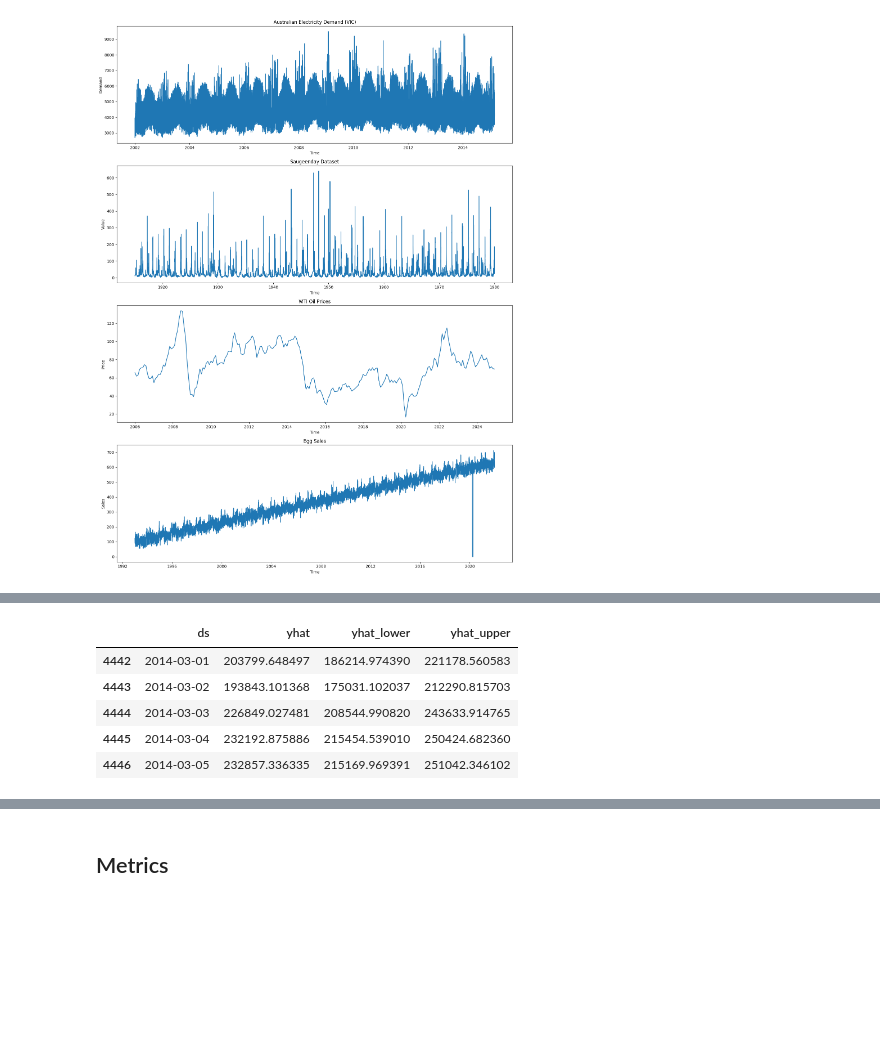
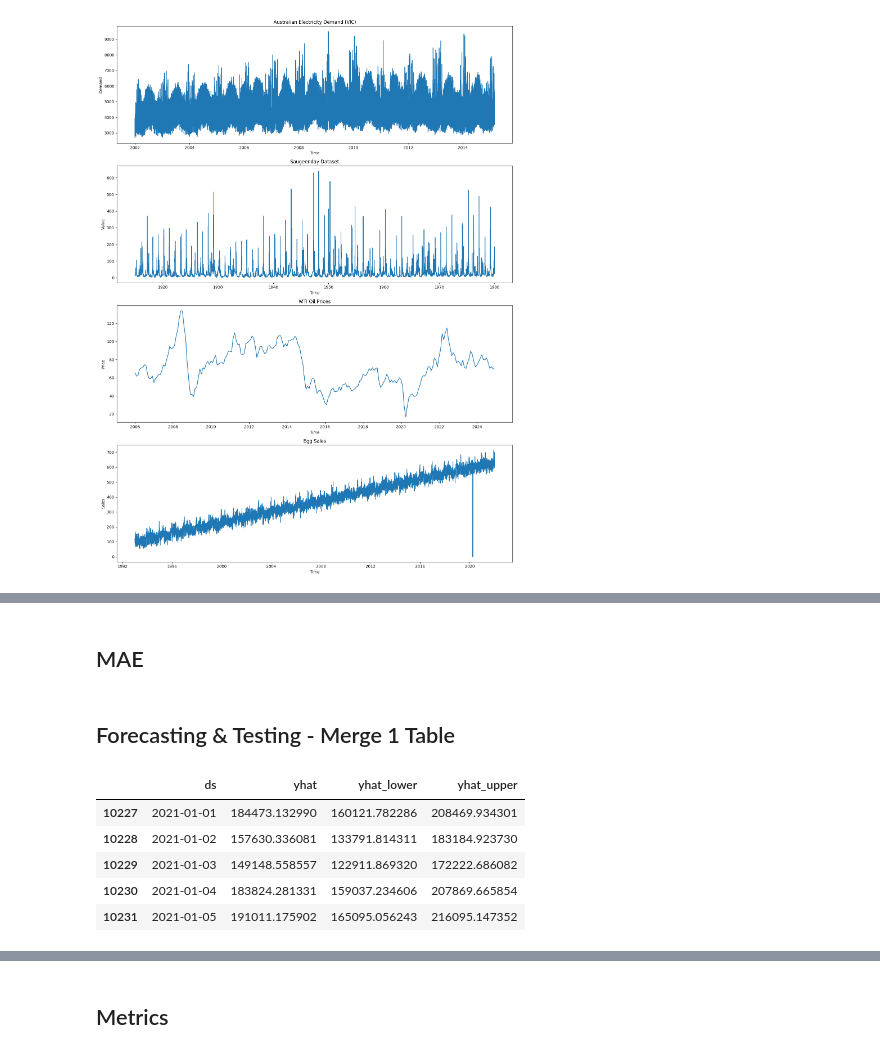
Before and after one commit to rafabarros95/Time-Series-Forecasting, a Jupyter notebook: prophet.ipynb, the cells around one changed output, grey strips where cells are left out. Cells and saved outputs as stored; diff of their text form; code cells hidden in the pictures; blank space fills up the shorter version.

```diff
--- a/prophet.ipynb
+++ b/prophet.ipynb
@@ -55,23 +59,23 @@ dataset_names = ['australian_electricity_demand_dataset.tsf','saugeenday_dataset
 # %%
-# 1. Aggregate your half-hour data to daily sums (or means)
+# 1. Aggregate your half-hour data to daily sums (or means) for first dataset
 daily = australian_electricity_demand_df.set_index('ds')['y'] \
           .resample('D').sum() \
           .reset_index().rename(columns={'y':'y'})
 
 # 2. Split off the last 365 days
-train = daily[:-365]
-test  = daily[-365:]
+train_australian = daily[:-365]
+test_australian  = daily[-365:]
 
 # 3. Fit & forecast 365 days ahead
-m = Prophet()
-m.fit(train)
+m_australian = Prophet()
+m_australian.fit(train_australian)
 
-future  = m.make_future_dataframe(periods=365, freq='D')
-forecast = m.predict(future)
+future_australian  = m_australian.make_future_dataframe(periods=365, freq='D')
+forecast_australian = m_australian.predict(future_australian)
 
 # 4. Merge on ds
-forecast_test = forecast[['ds','yhat','yhat_lower','yhat_upper']]
-merged = pd.merge(test, forecast_test, on='ds', how='left')
+forecast_test = forecast_australian[['ds','yhat','yhat_lower','yhat_upper']]
+merged = pd.merge(test_australian, forecast_test, on='ds', how='left')
 
 # 5. Inspect
 merged[['ds','y','yhat']].tail()
@@ -87,9 +374,13 @@ merged[['ds','y','yhat']].tail()
+# %% [markdown]
+## MAE
+# %% [markdown]
+## Forecasting & Testing - Merge 1 Table
 # %%
-forecast[['ds', 'yhat', 'yhat_lower', 'yhat_upper']].iloc[-365:-360]
+forecast_australian[['ds', 'yhat', 'yhat_lower', 'yhat_upper']].iloc[-365:-360]
 # %% [output]
 |  | ds | yhat | yhat_lower | yhat_upper |
-| 4442 | 2014-03-01 | 203799.648497 | 186214.974390 | 221178.560583 |
-| 4443 | 2014-03-02 | 193843.101368 | 175031.102037 | 212290.815703 |
-| 4444 | 2014-03-03 | 226849.027481 | 208544.990820 | 243633.914765 |
-| 4445 | 2014-03-04 | 232192.875886 | 215454.539010 | 250424.682360 |
-| 4446 | 2014-03-05 | 232857.336335 | 215169.969391 | 251042.346102 |
+| 10227 | 2021-01-01 | 184473.132990 | 160121.782286 | 208469.934301 |
+| 10228 | 2021-01-02 | 157630.336081 | 133791.814311 | 183184.923730 |
+| 10229 | 2021-01-03 | 149148.558557 | 122911.869320 | 172222.686082 |
+| 10230 | 2021-01-04 | 183824.281331 | 159037.234606 | 207869.665854 |
+| 10231 | 2021-01-05 | 191011.175902 | 165095.056243 | 216095.147352 |
```
Also changed, not shown: parts of 34 cells of this notebook.
